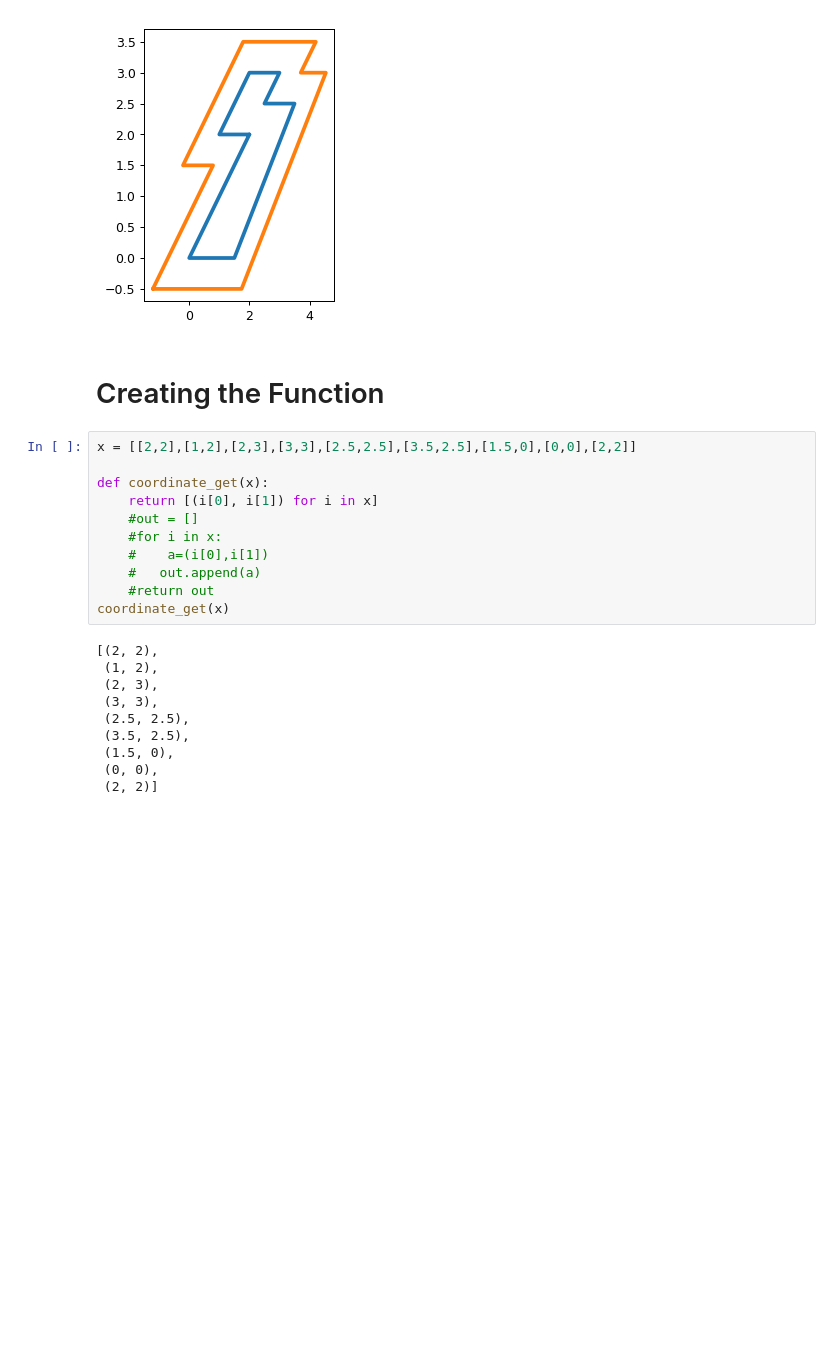
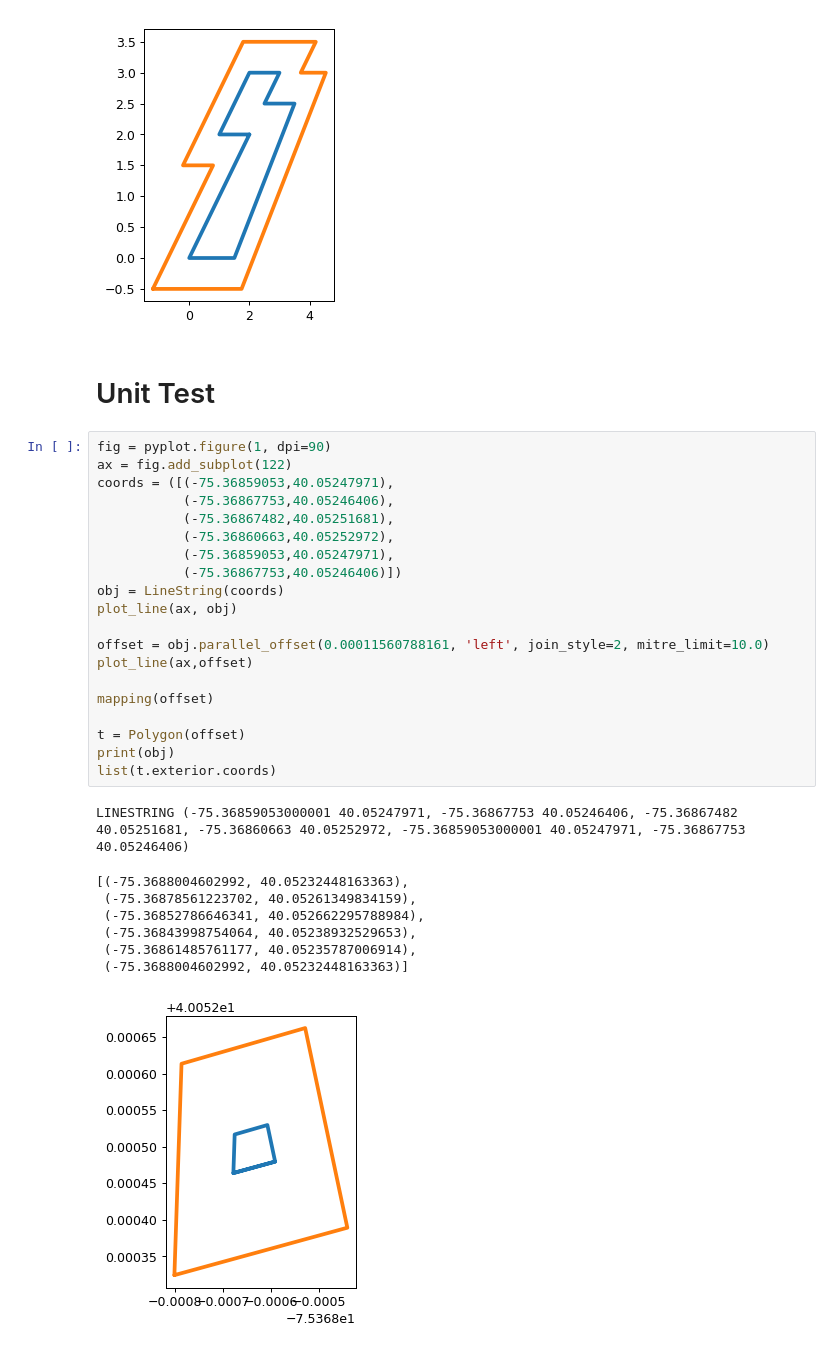
Before and after one commit to zudevon/Player_predictions, a Jupyter notebook: playground_zones_denver.ipynb, the cells around one changed output. Saved outputs shown, nothing was run; the diff lists cells and outputs as text; blank space fills up the shorter version.

Commit message:
Unit test updated

```diff
--- a/playground_zones_denver.ipynb
+++ b/playground_zones_denver.ipynb
@@ -195,26 +214,34 @@ print(offset)
 LINESTRING (2 2, 1 2, 2 3, 3 3, 2.5 2.5, 3.5 2.5, 1.5 0, 0 0, 2 2)
 LINESTRING (-1.207106781186547 -0.5, 0.7928932188134524 1.5, -0.2071067811865479 1.5, 1.792893218813452 3.5, 4.207106781186548 3.5, 3.707106781186548 3, 4.540312423743285 3, 1.740312423743285 -0.5, -1 ...
 [figure]
-# %% [markdown]
-# Creating the Function
-# %%
-x = [[2,2],[1,2],[2,3],[3,3],[2.5,2.5],[3.5,2.5],[1.5,0],[0,0],[2,2]]
-
-def coordinate_get(x):
-    return [(i[0], i[1]) for i in x]
-    #out = []
-    #for i in x:
-    #    a=(i[0],i[1])
-    #   out.append(a)
-    #return out
-coordinate_get(x)
-# %% [output]
-[(2, 2),
- (1, 2),
- (2, 3),
- (3, 3),
- (2.5, 2.5),
- (3.5, 2.5),
- (1.5, 0),
- (0, 0),
- (2, 2)]
+# %% [markdown]
+# Unit Test
+# %%
+fig = pyplot.figure(1, dpi=90)
+ax = fig.add_subplot(122)
+coords = ([(-75.36859053,40.05247971),
+           (-75.36867753,40.05246406),
+           (-75.36867482,40.05251681),
+           (-75.36860663,40.05252972),
+           (-75.36859053,40.05247971),
+           (-75.36867753,40.05246406)])
+obj = LineString(coords)
+plot_line(ax, obj)
+
+offset = obj.parallel_offset(0.00011560788161, 'left', join_style=2, mitre_limit=10.0)
+plot_line(ax,offset)
+
+mapping(offset)
+
+t = Polygon(offset)
+print(obj)
+list(t.exterior.coords)
+# %% [output]
+LINESTRING (-75.36859053000001 40.05247971, -75.36867753 40.05246406, -75.36867482 40.05251681, -75.36860663 40.05252972, -75.36859053000001 40.05247971, -75.36867753 40.05246406)
+[(-75.3688004602992, 40.05232448163363),
+ (-75.36878561223702, 40.05261349834159),
+ (-75.36852786646341, 40.052662295788984),
+ (-75.36843998754064, 40.05238932529653),
+ (-75.36861485761177, 40.05235787006914),
+ (-75.3688004602992, 40.05232448163363)]
+[figure, added]
```
Also changed, not shown: parts of 7 cells of this notebook.
